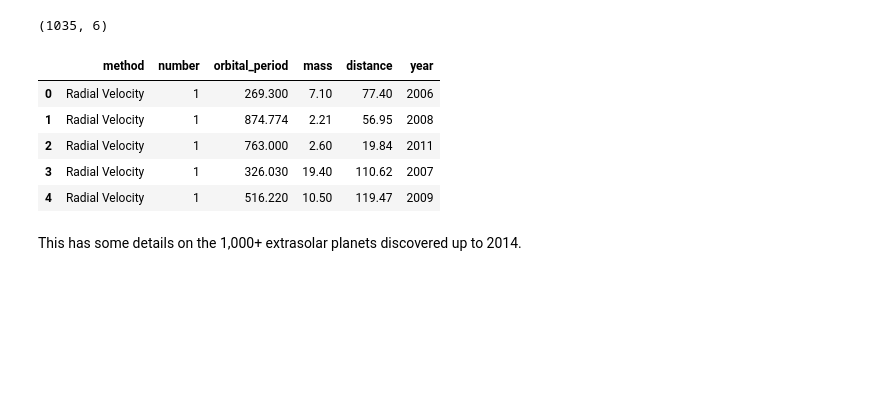
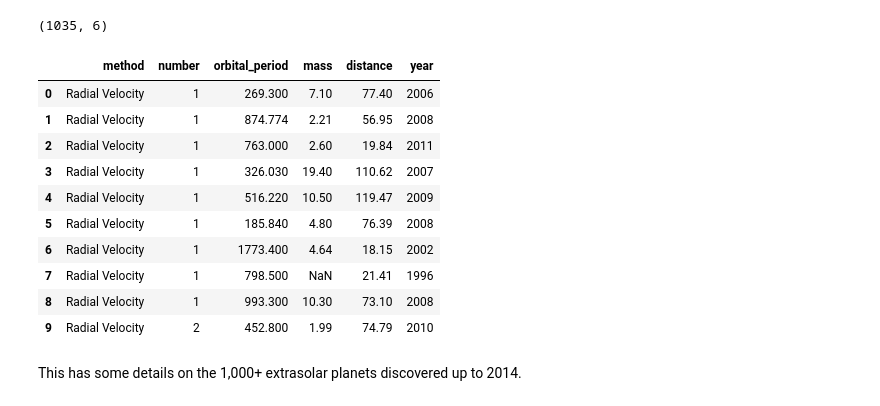
Before and after one commit to danielescobars9/FundamentosDeProgramacion, a Jupyter notebook: pandas/03_08_Aggregation_and_Grouping.ipynb, the cells around one changed output. Saved outputs shown, nothing was run; the diff lists cells and outputs as text; code cells hidden in the pictures; blank space fills up the shorter version.

```diff
--- a/pandas/03_08_Aggregation_and_Grouping.ipynb
+++ b/pandas/03_08_Aggregation_and_Grouping.ipynb
@@ -36,14 +36,19 @@ planets.shape
 # %% [output]
 (1035, 6)
 # %%
-planets.head()
+planets.head(10)
 # %% [output]
 |  | method | number | orbital_period | mass | distance | year |
 | 0 | Radial Velocity | 1 | 269.300 | 7.10 | 77.40 | 2006 |
 | 1 | Radial Velocity | 1 | 874.774 | 2.21 | 56.95 | 2008 |
 | 2 | Radial Velocity | 1 | 763.000 | 2.60 | 19.84 | 2011 |
 | 3 | Radial Velocity | 1 | 326.030 | 19.40 | 110.62 | 2007 |
 | 4 | Radial Velocity | 1 | 516.220 | 10.50 | 119.47 | 2009 |
+| 5 | Radial Velocity | 1 | 185.840 | 4.80 | 76.39 | 2008 |
+| 6 | Radial Velocity | 1 | 1773.400 | 4.64 | 18.15 | 2002 |
+| 7 | Radial Velocity | 1 | 798.500 | NaN | 21.41 | 1996 |
+| 8 | Radial Velocity | 1 | 993.300 | 10.30 | 73.10 | 2008 |
+| 9 | Radial Velocity | 2 | 452.800 | 1.99 | 74.79 | 2010 |
 # %% [markdown]
 This has some details on the 1,000+ extrasolar planets discovered up to 2014.
 # %% [markdown]
```
Also changed, not shown: parts of 5 cells of this notebook, 23 other files.
